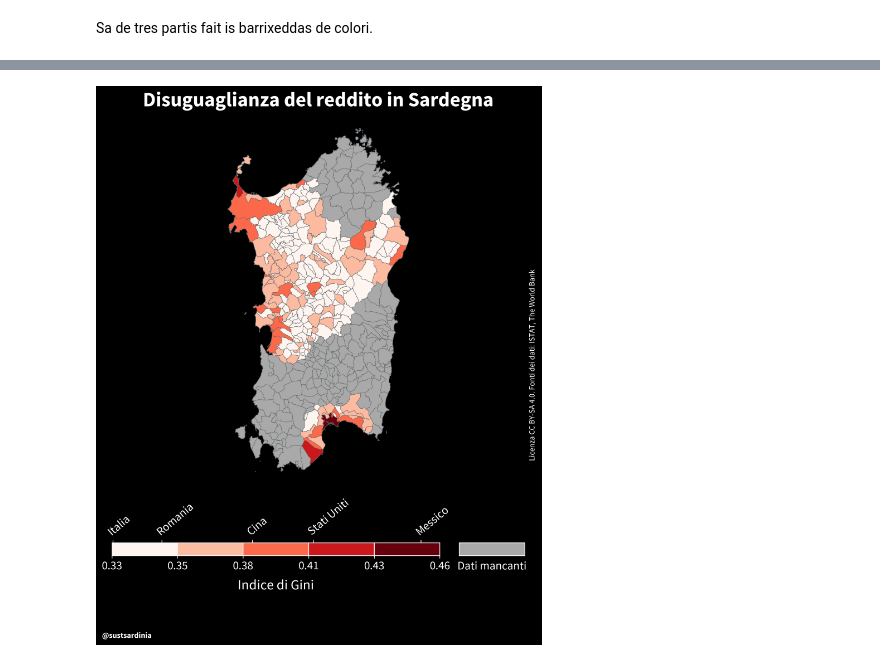
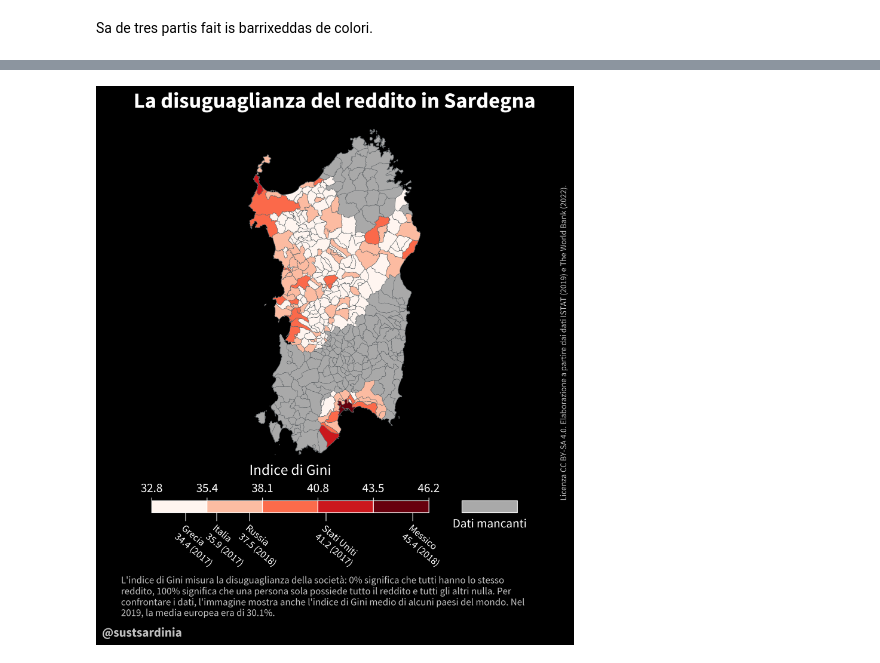
Before and after one commit to sustainablesardinia/educational-poverty, a Jupyter notebook: Gini.ipynb, the cells around one changed output, grey strips where cells are left out. Saved outputs shown, nothing was run; the diff lists cells and outputs as text; code cells hidden in the pictures.

Commit message:
Fai s' infogràfica de Gini bella cumpria

```diff
--- a/Gini.ipynb
+++ b/Gini.ipynb
@@ -126,7 +126,7 @@ def _compute_gini(data):
 
     equality_area = taxpayers.sum()*income.sum()/2
 
-    gini = (equality_area-total_area)/equality_area
+    gini = (equality_area-total_area)/equality_area*100
     return gini
 
 
@@ -249,10 +312,14 @@ def _set_style():
     style_options = {'edge_color': '#666A6D',
                      'foreground_color': 'white',
                      'background_color': 'black',
-                     'missing_color': 'darkgrey',
+                     'missing_color': '#A9A9A9',
+                     'description_text_color': '#BFBFBF',
+                     'title_size': 26,
+                     'axis_label_size': 18,
                      'tick_label_size': 15,
-                     'axis_label_size': 18,
-                     'small_text_size': 10}
+                     'description_text_size': 12,
+                     'small_text_size': 10,
+                     'max_description_text_characters': 100}
     matplotlib.rcParams['font.family'] = 'sans-serif'
     matplotlib.rcParams['font.sans-serif'] = 'Source Sans Pro'
     matplotlib.rcParams['text.color'] = style_options['foreground_color']
@@ -264,7 +331,7 @@ def _create_default_image_canvas(style_options):
     fig = plt.figure(figsize=(7.8, 10), dpi=300,
                      facecolor=style_options['background_color'], tight_layout=True)
     gs = gridspec.GridSpec(3, 2, height_ratios=[
-                           0.9, 0.03, 0.07], width_ratios=[0.75, 0.15])
+                           0.90, 0.03, 0.07], width_ratios=[0.75, 0.15], hspace=0.22)
 
     axes = [fig.add_subplot(gs[0, :]),
             fig.add_subplot(gs[1, 0]),
@@ -432,0 +463,23 @@ plt.savefig("figures/srd/gini.png", bbox_inches="tight")
+# %%
+def _break_text(text, num_characters):
+    words = text.split(' ')
+    output_string = ''
+    length_current_line = 0
+    for index, curr_word in enumerate(words):
+        length_curr_word = len(curr_word)
+
+        if index == 0:
+            length_current_line = length_curr_word
+            curr_separator = ''
+        elif length_current_line + 1 + length_curr_word <= num_characters:
+            length_current_line += 1 + length_curr_word
+            curr_separator = ' '
+        else:
+            length_current_line = length_curr_word
+            curr_separator = '\n'
+        output_string += curr_separator + curr_word
+    return output_string
+
+
+_break_text(
+    "Lorem Ipsum is simply dummy text of the printing and typesetting in", 20)
@@ -433,10 +542,11 @@ plt.savefig("figures/srd/gini.png", bbox_inches="tight")
 # %%
 _plot_whole_infographic(gini_map,
-                        title="Disuguaglianza del reddito in Sardegna",
+                        title="La disuguaglianza del reddito in Sardegna",
                         label_title="Indice di Gini",
+                        description="L'indice di Gini misura la disuguaglianza della società: 0% significa che tutti hanno lo stesso reddito, 100% significa che una persona sola possiede tutto il reddito e tutti gli altri nulla. Per confrontare i dati, l'immagine mostra anche l'indice di Gini medio di alcuni paesi del mondo. Nel 2019, la media europea era di 30.1%.",
                         missing_label="Dati mancanti",
                         lang='ita',
-                        info="Licenza CC BY-SA 4.0. Fonti dei dati: ISTAT, The World Bank")
+                        info="Licenza CC BY-SA 4.0. Elaborazione a partire dai dati ISTAT (2019) e The World Bank (2022).")
 plt.savefig("figures/ita/gini.png", bbox_inches="tight")
 # %% [output]
-[figure, old version]
+[figure, new version]
```
Also changed, not shown: parts of 12 cells of this notebook, 6 other files.
